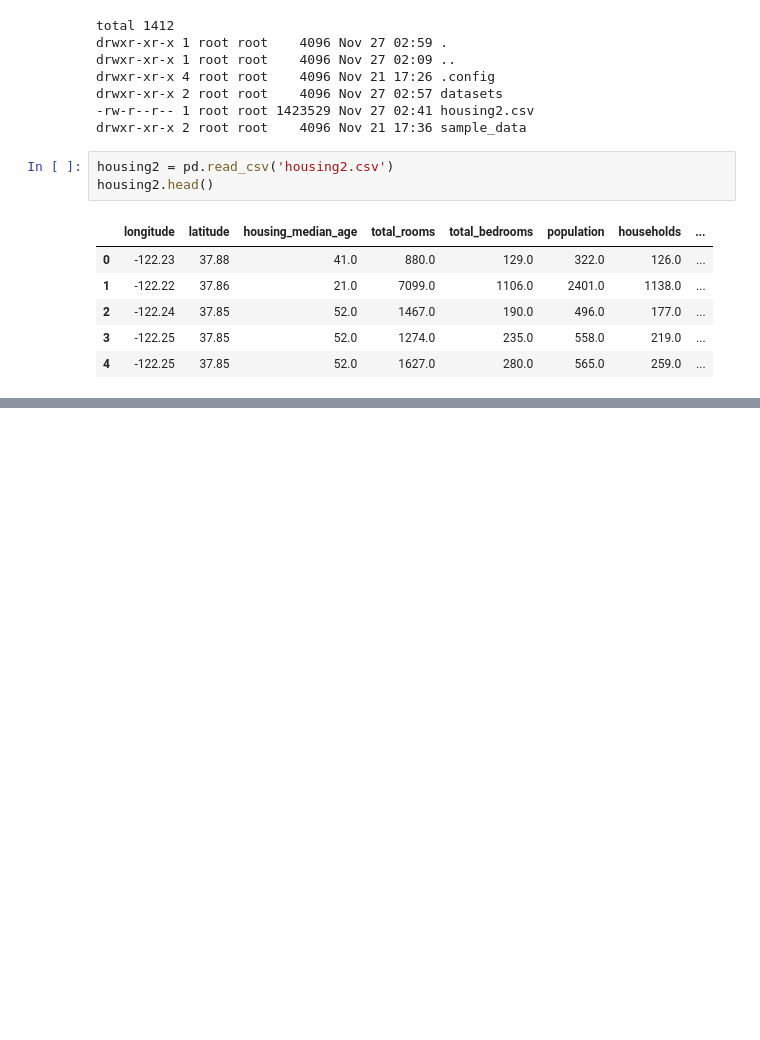
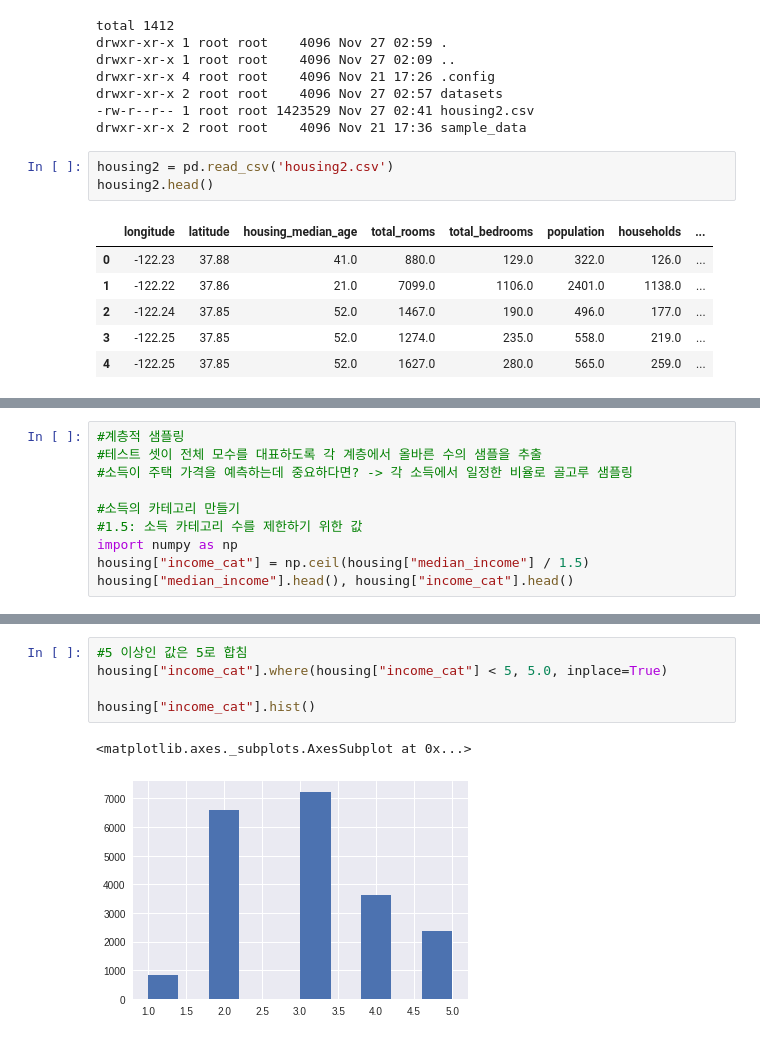
Before and after one commit to Hyenni/practice_colab, a Jupyter notebook: housing.ipynb, the cells around one changed output, grey strips where cells are left out. Cells and saved outputs as stored; diff of their text form; blank space fills up the shorter version.

```diff
--- a/housing.ipynb
+++ b/housing.ipynb
@@ -113,0 +139,10 @@ housing.describe()
+# %%
+#계층적 샘플링
+#테스트 셋이 전체 모수를 대표하도록 각 계층에서 올바른 수의 샘플을 추출
+#소득이 주택 가격을 예측하는데 중요하다면? -> 각 소득에서 일정한 비율로 골고루 샘플링
+
+#소득의 카테고리 만들기
+#1.5: 소득 카테고리 수를 제한하기 위한 값
+import numpy as np
+housing["income_cat"] = np.ceil(housing["median_income"] / 1.5)
+housing["median_income"].head(), housing["income_cat"].head()
@@ -113,0 +161,8 @@ housing.describe()
+# %%
+#5 이상인 값은 5로 합침
+housing["income_cat"].where(housing["income_cat"] < 5, 5.0, inplace=True)
+
+housing["income_cat"].hist()
+# %% [output]
+<matplotlib.axes._subplots.AxesSubplot at 0x...>
+[figure, added]
```
Also changed, not shown: parts of 12 cells of this notebook.
